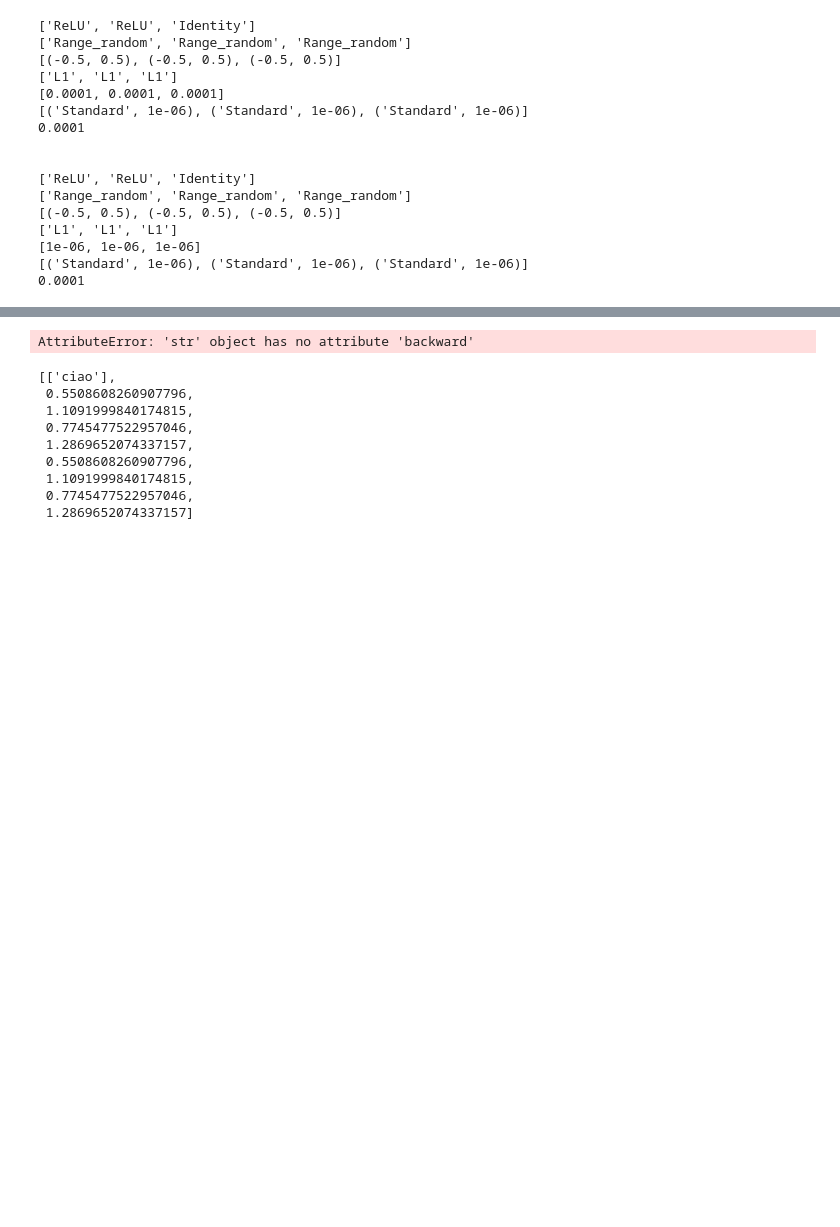
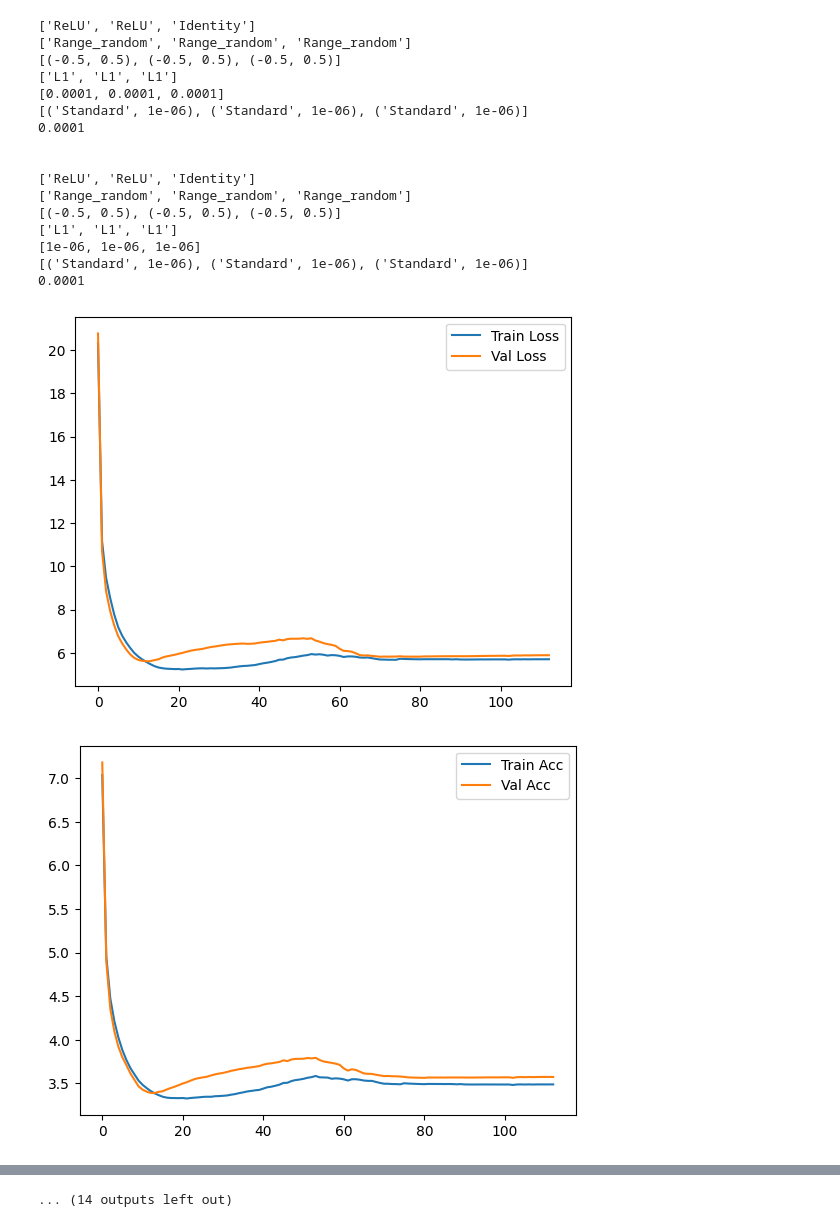
Before and after one commit to Slocon00/ML-project, a Jupyter notebook: notebooks/test_cup.ipynb, the cells around one changed output, grey strips where cells are left out. Saved outputs shown, nothing was run; the diff lists cells and outputs as text; code cells hidden in the pictures; blank space fills up the shorter version.

```diff
--- a/notebooks/test_cup.ipynb
+++ b/notebooks/test_cup.ipynb
@@ -268,6 +268,9 @@ for combination in all_dics:
 data_to_csv = [["Loss func","Size", "Activation", "Starting", "Range", "Regularizer", "lambda", "Momentum", "Eta", "tLoss", "tMetric", "vLoss", "vMetric"]]
 # %%
 seed = 3
+
+losses_ = "MSE"
+layers_sizes = [[16,16,3]]
 
 for combination in all_dics:
     activations_ = []
@@ -286,30 +289,32 @@ for combination in all_dics:
         momentums_.append(combination['momentums'])
     net = create_all_net(
         seed=seed,
         loss="MSE",
         batch_size=1,
         input_size=len(X_train[0]),
         num_layer=3,
         layers_size=[16,16,3],
         activations=activations_,
         starting=startings_,
         starting_range=startings_range_,
         regularizers=regularizers_,
         regularizers_lambda=regularizers_lambda_,
         momentums=momentums_,
         eta=etas_
         )
     statistics = kfold_crossval(
         X=X_train,
         y=y_train,
         k=6,
         net=net,
         epochs=2500,
         patience=100,
         seed=seed,
         metric=MEE()
         )
     print(statistics)
     print("\n\n\n")
     data_to_csv.append(list(combination.values()) + list(statistics.values()))
 # %% [output]
+[figure, added]
+[figure, added]
@@ -316,4 +331,4 @@ for combination in all_dics:
-AttributeError: 'str' object has no attribute 'backward'
+... (14 outputs left out)
 # %%
 import csv
 
@@ -323,17 +338,3 @@ with open(csv_file_path, mode='w', newline='') as file:
     # Write the data to the CSV file
     for row in data_to_csv:
         writer.writerow(row)
-# %%
-test=[["ciao"]]
-test.extend(list(statistics.values()) + list(statistics.values()))
-test
-# %% [output]
-[['ciao'],
- 0.5508608260907796,
- 1.1091999840174815,
- 0.7745477522957046,
- 1.2869652074337157,
- 0.5508608260907796,
- 1.1091999840174815,
- 0.7745477522957046,
- 1.2869652074337157]
```
Also changed, not shown: parts of 1 cell of this notebook, 1 other file.
